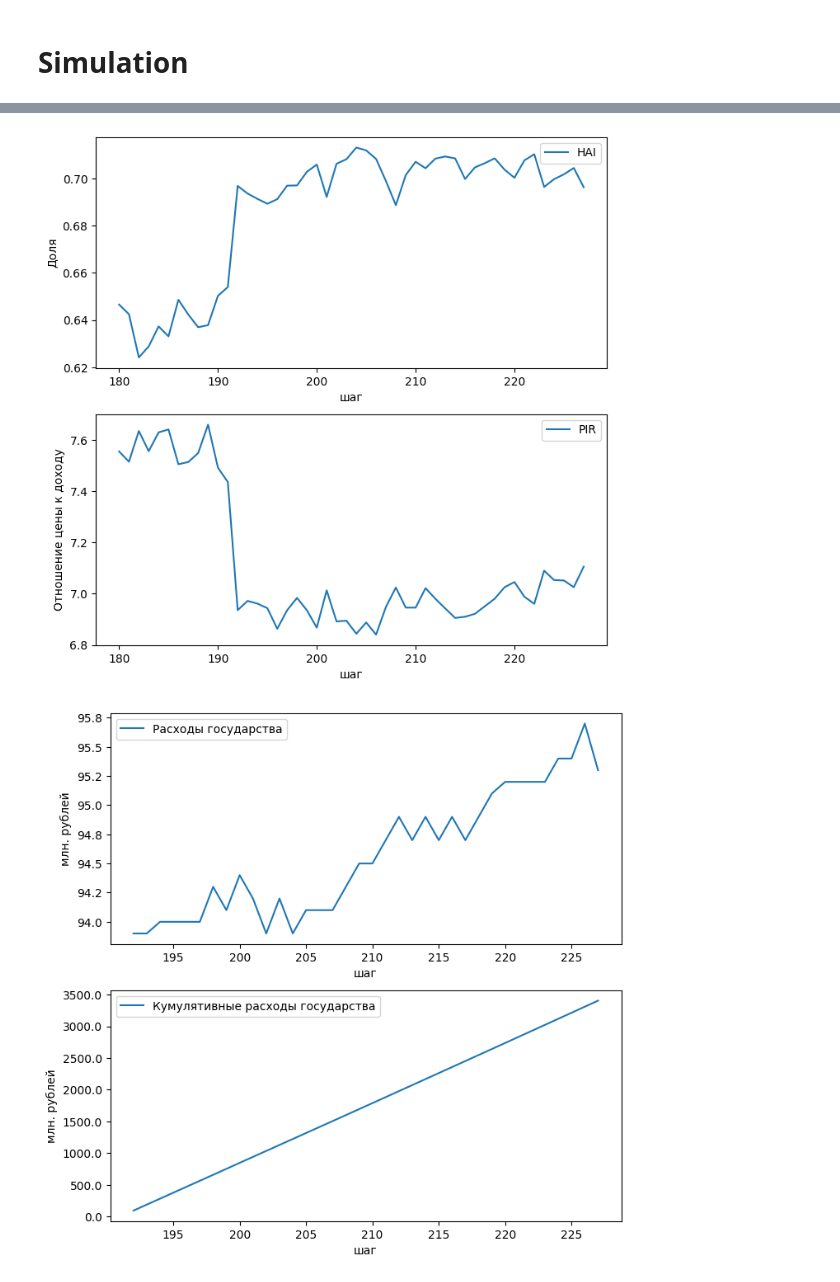
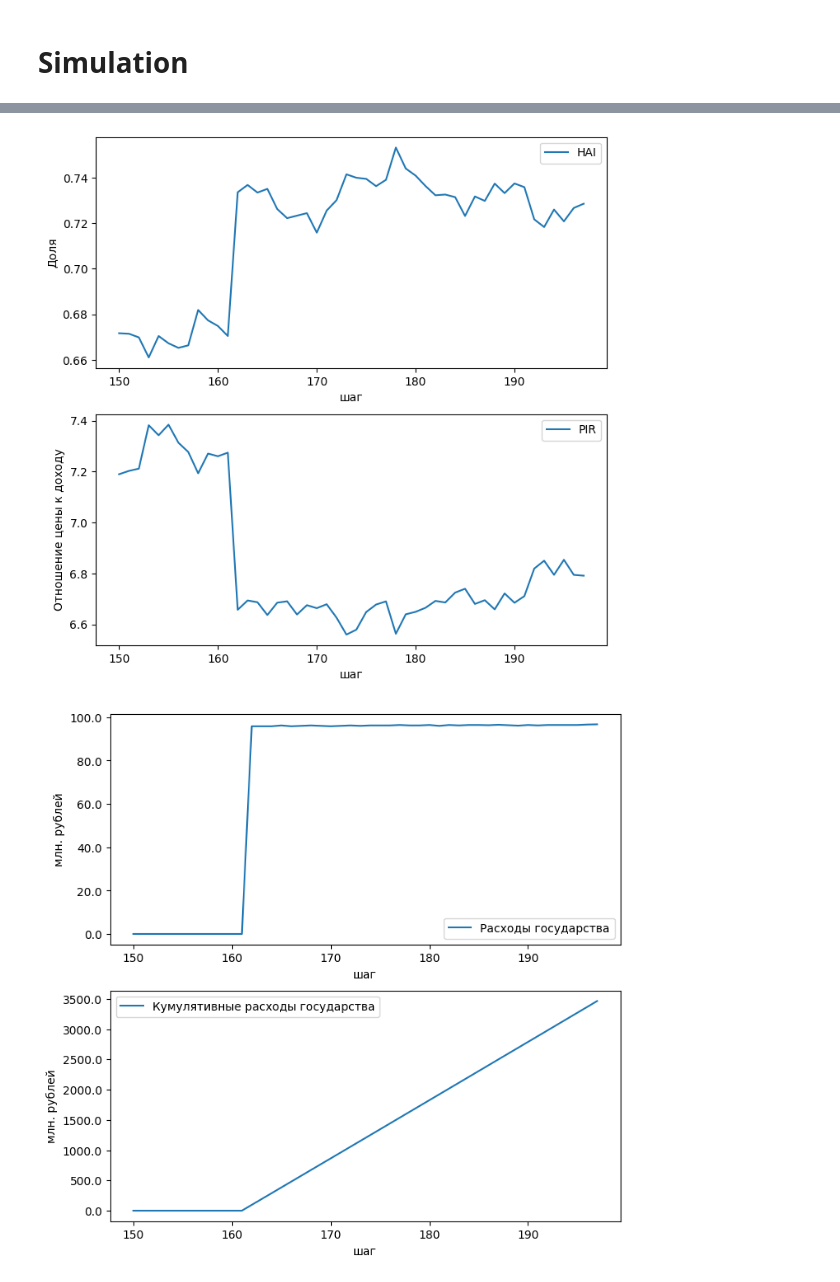
Before and after one commit to Hell-Writer/diploma, a Jupyter notebook: notebooks/redistribution_model.ipynb, the cells around one changed output, grey strips where cells are left out. Drawn from its saved outputs; the diff is of its cells as text; code cells hidden in the pictures.

```diff
--- a/notebooks/redistribution_model.ipynb
+++ b/notebooks/redistribution_model.ipynb
@@ -22,8 +22,8 @@ model = WorldModel(num_buyers=10000)
 model.mortgage_rate = 0.1
 model.youth_mortgage_rate = model.mortgage_rate
 model.family_mortgage_rate = model.mortgage_rate
-for month in tqdm(range(240)):
-    if month == 192:
+for month in tqdm(range(200)):
+    if month == 162:
         model.agents_by_type[Government][0].taxes = 0
         model.agents_by_type[Government][0].redistribution_mode = True
     model.step()
@@ -50,34 +50,34 @@ ax3.set_xlabel('шаг');
 # %%
 fig, (ax1, ax2) = plt.subplots(2, figsize=(8,8))
 
-ax1.plot(model.datacollector.get_model_vars_dataframe()[['hai']][180:228])
+ax1.plot(model.datacollector.get_model_vars_dataframe()[['hai']][150:198])
 ax1.legend(['HAI'])
 ax1.set_ylabel('Доля')
 ax1.set_xlabel('шаг')
 
-ax2.plot(model.datacollector.get_model_vars_dataframe()[['pir']][180:228])
+ax2.plot(model.datacollector.get_model_vars_dataframe()[['pir']][150:198])
 ax2.legend(['PIR'])
 ax2.set_ylabel('Отношение цены к доходу')
 ax2.set_xlabel('шаг');
 # %% [output]
-[figure, old version]
+[figure, new version]
 # %%
 def million_formater(x, pos):
     return str(round(x / 1e6, 1))
 
 fig, (ax1, ax2) = plt.subplots(2, figsize=(8,8))
 
-ax1.plot(model.datacollector.get_model_vars_dataframe()[['transferts']][192:228])
+ax1.plot(model.datacollector.get_model_vars_dataframe()[['transferts']][150:198])
 ax1.legend(['Расходы государства'])
 ax1.yaxis.set_major_formatter(million_formater)
 ax1.set_ylabel('млн. рублей')
 ax1.set_xlabel('шаг');
 
 
-ax2.plot(model.datacollector.get_model_vars_dataframe()[['transferts']][192:228].cumsum())
+ax2.plot(model.datacollector.get_model_vars_dataframe()[['transferts']][150:198].cumsum())
 ax2.legend(['Кумулятивные расходы государства'])
 ax2.yaxis.set_major_formatter(million_formater)
 ax2.set_ylabel('млн. рублей')
 ax2.set_xlabel('шаг');
 # %% [output]
-[figure, old version]
+[figure, new version]
```
Also changed, not shown: parts of 1 cell of this notebook, 6 other files.
